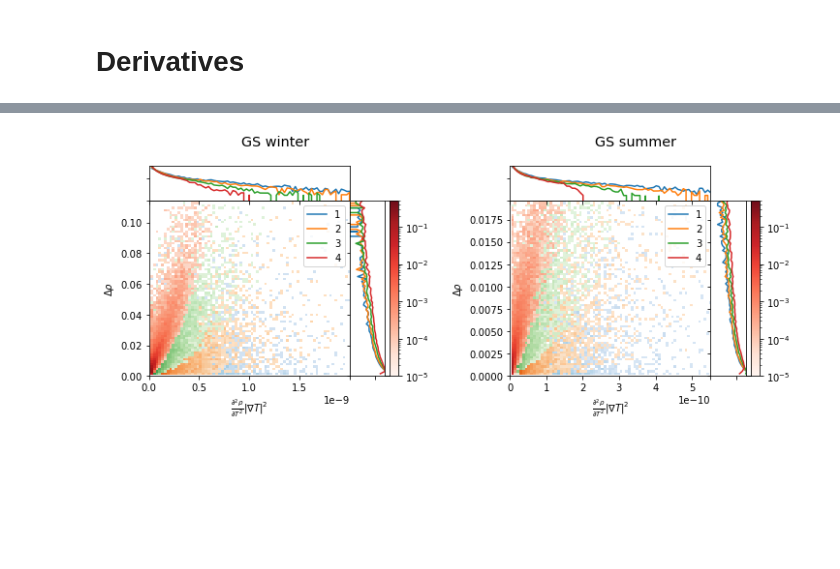
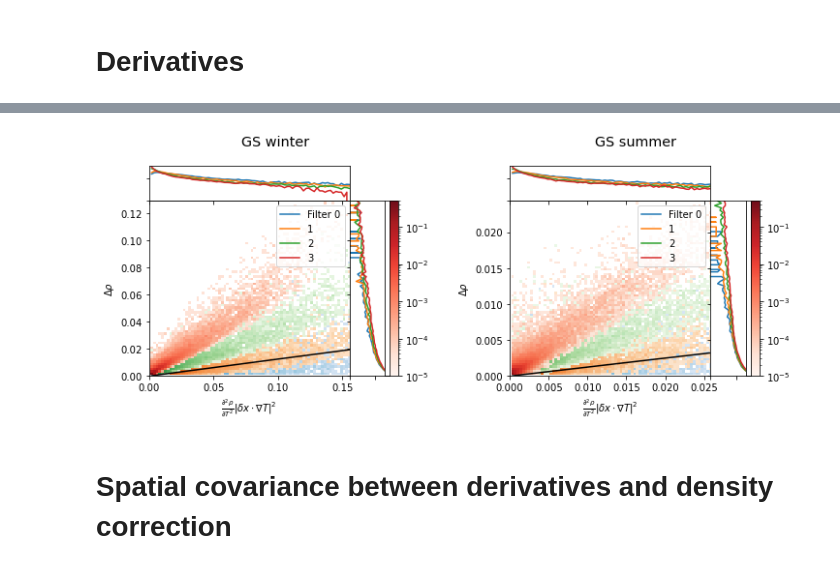
Before and after one commit to anastasiaGor/oceanDataNotebooks, a Jupyter notebook: gcm_filter/filter_compare.ipynb, the cells around one changed output, grey strips where cells are left out. Drawn from its saved outputs; the diff is of its cells as text; code cells hidden in the pictures; blank space fills up the shorter version.

Commit message:
added deterministic param

```diff
--- a/gcm_filter/filter_compare.ipynb
+++ b/gcm_filter/filter_compare.ipynb
@@ -445,8 +421,8 @@ for i in range(len(data)) :
 # %%
 %%time
-name_hist = 'hist_grads_sqr'
-x = 'sal_second_deriv'
-y = 'temp_second_deriv'
+name_hist = 'hist_diffs_sqr'
+x = 'diff_S_sqr'
+y = 'diff_T_sqr'
 for i in range(len(data)) :
     # reference histogram
     ref_case = 0
@@ -466,11 +442,11 @@ Wall time: 7.33 s
 # %%
 fig, ax = plt.subplots(ncols=len(data), nrows=1, figsize=(len(data)*5,4), constrained_layout=True)
-fig.suptitle('Histograms of squares of gradients of SST')
-name_hist = 'hist_grads_sqr'
+fig.suptitle(r'Histograms of $\sigma_T^2$')
+name_hist = 'hist_diffs_sqr'
 for i in range(len(data)) :
     for ds_hist in [hists[i]['HR']] + [hists[i]['HR_Filtered'][ifilter] for ifilter in range(len(filters))] + [hists[i]['LR']] :
-        ds_hist[name_hist].sum(dim='sal_second_deriv_bin').plot(ax=ax[i], label=ds_hist['label'], ls='-', marker='.')
-    ax[i].set(title='Squares of grads of temp in ' + data[i]['label'], yscale='log', xscale='log'); ax[i].grid(True)
+        ds_hist[name_hist].sum(dim='diff_S_sqr_bin').plot(ax=ax[i], label=ds_hist['label'], ls='-', marker='.')
+    ax[i].set(title=data[i]['label'], yscale='log', xscale='log', xlabel=r'Bins $\frac{\partial^2 \rho}{\partial T^2} |\delta x \cdot \nabla T|^2$', ylabel=''); ax[i].grid(True)
 ax[-1].legend(bbox_to_anchor=(1.05, 1), loc='upper left')
 plt.show()
 # %% [output]
@@ -479,0 +454,10 @@ plt.show()
+# %%
+fig, ax = plt.subplots(ncols=len(data), nrows=1, figsize=(len(data)*5,4), constrained_layout=True)
+fig.suptitle(r'Histograms of $\sigma_S^2$')
+name_hist = 'hist_diffs_sqr'
+for i in range(len(data)) :
+    for ds_hist in [hists[i]['HR']] + [hists[i]['HR_Filtered'][ifilter] for ifilter in range(len(filters))] + [hists[i]['LR']] :
+        ds_hist[name_hist].sum(dim='diff_T_sqr_bin').plot(ax=ax[i], label=ds_hist['label'], ls='-', marker='.')
+    ax[i].set(title=data[i]['label'], yscale='log', xscale='log', xlabel=r'Bins $\frac{\partial^2 \rho}{\partial S^2} |\delta x \cdot \nabla S|^2$', ylabel=''); ax[i].grid(True)
+ax[-1].legend(bbox_to_anchor=(1.05, 1), loc='upper left')
+plt.show()
@@ -480,11 +468,11 @@ plt.show()
 # %%
 %%time
 name_hist = 'hist_deriv2_temp_dens'
-x = 'temp_second_deriv'
+x = 'diff_T_sqr_dens_deriv'
 y = 'sigma0_delta'
 for i in range(len(data)) :
     # reference histogram
-    ref_case = 0
+    ref_case = -1
     hists[i]['HR_Filtered'][ref_case][name_hist] = compute_2D_histogram(data[i]['HR_Filtered'][ref_case].chunk({'time_counter' : nb_of_time_chunks, 'x' : -1, 'y' : -1}), x, y, nb_of_bins).compute()
     ref_hist = hists[i]['HR_Filtered'][ref_case][name_hist]
     bins = [ref_hist[x+'_bin'].values, ref_hist[y+'_bin'].values]
@@ -499,28 +487,32 @@ cmaps_list = ['Blues', 'Oranges', 'Greens', 'Reds']
 # %%
 fig, axs = plt.subplots(1, 2, constrained_layout=True, figsize=(10, 4))
 gridspec = axs[0].get_subplotspec().get_gridspec()
 subfigs = fig.subfigures(1, 2, wspace=0.07)
 for a in axs:
     for spine in ['top', 'right', 'bottom', 'left'] :
         a.spines[spine].set_visible(False)
     a.get_xaxis().set_ticks([]); a.get_yaxis().set_ticks([])
 gs = GridSpec(2, 3, width_ratios=[10, 2.0, 1], height_ratios=[2.0, 10], wspace=0, hspace=0)
-bins = ['temp_second_deriv_bin', 'sigma0_delta_bin']
+bins = ['diff_T_sqr_dens_deriv_bin', 'sigma0_delta_bin']
 for i in range(len(data)) :
     subfigs[i].suptitle(data[i]['label'], fontsize='x-large')
     big_ax = subfigs[i].add_subplot(gs[1,0]) # bottom left
     top_ax = subfigs[i].add_subplot(gs[0,0], sharex=big_ax) # top left
     right_ax = subfigs[i].add_subplot(gs[1,1], sharey=big_ax) # bottom center
     cbar_ax = subfigs[i].add_subplot(gs[1,2]) # bottom right
     cbar_ax.set(xticks=[], yticks=[])
     for ifilter in range(len(filters)) :
         hist_joint = margin_hist(hists[i]['HR_Filtered'][ifilter]['hist_deriv2_temp_dens'], cmaps_list[ifilter], bins[0], bins[1], top_ax, right_ax, big_ax)
-    big_ax.set(xlabel=r'$\frac{\partial^2 \rho}{\partial T^2} |\nabla T|^2$', ylabel=r'$\Delta \rho$')
-    big_ax.legend(handles=top_ax.lines, labels=['1', '2', '3','4'], loc='upper right')
-    big_ax.set(xlim=[0,0.5*hists[i]['HR_Filtered'][ifilter]['hist_deriv2_temp_dens']['temp_second_deriv_bin'].max()],\
+    x_points = hists[i]['HR_Filtered'][ifilter]['hist_deriv2_temp_dens']['diff_T_sqr_dens_deriv_bin']
+    big_ax.plot(x_points, 0.125*x_points, 'k', label='Param')
+    big_ax.set(xlabel=r'$\frac{\partial^2 \rho}{\partial T^2} |\delta x \cdot \nabla T|^2$', ylabel=r'$\Delta \rho$')
+    big_ax.legend(handles=top_ax.lines, labels=['Filter 0', '1', '2','3'], loc='upper right')
+    big_ax.set(xlim=[0,0.5*hists[i]['HR_Filtered'][ifilter]['hist_deriv2_temp_dens']['diff_T_sqr_dens_deriv_bin'].max()],\
               ylim=[0,0.5*hists[i]['HR_Filtered'][ifilter]['hist_deriv2_temp_dens']['sigma0_delta_bin'].max()])
-    subfigs[region].colorbar(hist_joint, ax=cbar_ax, anchor=(0.0, 0.0),pad=0.25,fraction=1.)
+    subfigs[i].colorbar(hist_joint, ax=cbar_ax, anchor=(0.0, 0.0),pad=0.25,fraction=1.)
 
 plt.show()
 # %% [output]
-[figure, old version]
+[figure, new version]
+# %% [markdown]
+# Spatial covariance between derivatives and density correction
```
Also changed, not shown: parts of 31 cells of this notebook, 1 other file.
